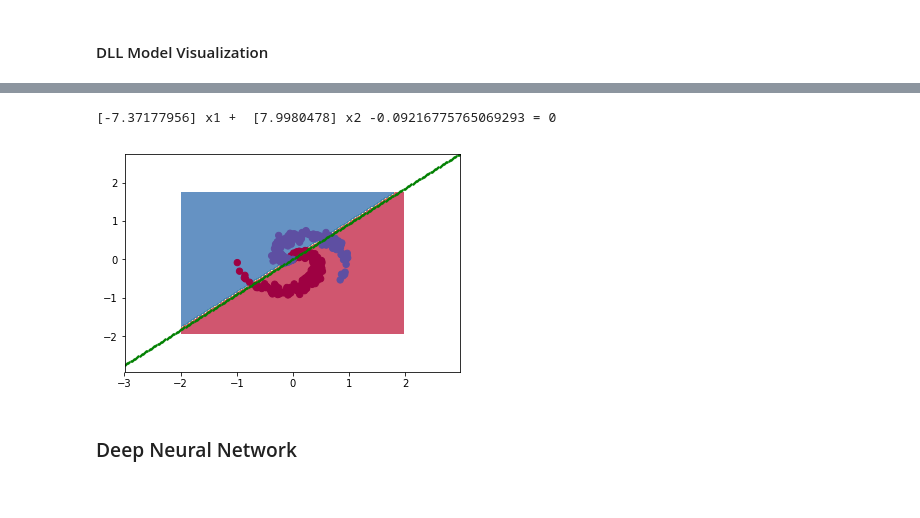
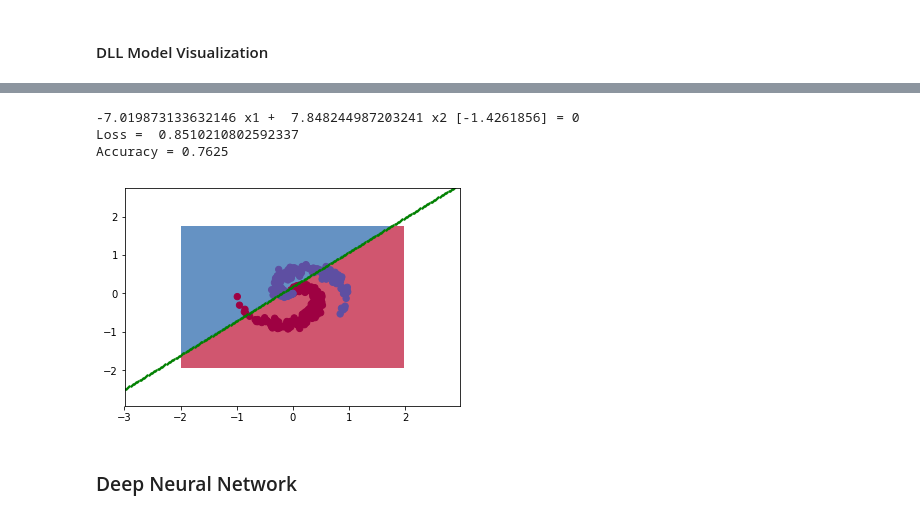
Before and after one commit to MicroBrew09/cmpt728, a Jupyter notebook: homework 1/Assignment1_proj-AM.ipynb, the cells around one changed output, grey strips where cells are left out. Cells and saved outputs as stored; diff of their text form; code cells hidden in the pictures.

```diff
--- a/homework 1/Assignment1_proj-AM.ipynb
+++ b/homework 1/Assignment1_proj-AM.ipynb
@@ -195,27 +195,30 @@ def visualize_dlnn(sample, target, model):
     y_min, y_max = sample[:, 1].min() - 1, sample[:, 1].max() + 1
     xx, yy = np.meshgrid(np.arange(x_min, x_max, h), np.arange(y_min, y_max, h))
 
-    wts = DLNN_model.get_weights()
+    wts = model.get_weights()
     II = np.array([[1,0],[0,1]])
-    BB = np.array([0,0])
+    bias = {}
+    weights = {}
+    w_count =1
+    b_count =1
+    for i,W in enumerate(wts):
 
-    #print(II)
-    for i,W in enumerate(wts):
         if i%2 ==0:
+            weights[w_count]=W
             w = W
-            #print(II.shape,w.shape)
-            II = np.matmul(II,w)
+            II = np.matmul(w.T, II)
+            w_count += 1
+        else:
+            bias[b_count] = W
+            b_count+=1
 
-        else:
-            b = W
-            B = BB+b
-            BB = np.multiply(b, II)
-            BB = np.sum(BB,axis =0)
+    BBB = bias[4]+np.matmul(weights[4].T,bias[3])+ \
+    np.matmul(weights[4].T,np.matmul(weights[3].T,bias[2]))+ \
+    np.matmul(weights[4].T,(np.matmul(weights[3].T,np.matmul(weights[2].T,bias[1]))))
 
-    w1 = II[0]
-    w2 = II[1]
-
-    b = np.sum(B)
+    w1 = II[0][0]
+    w2 = II[0][1]
+    b = BBB
     x1 = np.arange(x_min-1,x_max+1,h)
     x2 = -(w1*x1)/w2 -b/(w2)
     print(w1,"x1 + ",w2,"x2",b,"= 0")
@@ -398,8 +400,12 @@ None
-# %%
-visualize_dlnn(sample,target, DLNN_model)
-# %% [output]
-[-7.37177956] x1 +  [7.9980478] x2 -0.09216775765069293 = 0
-[figure, removed]
+# %%
+visualize_dlnn(sample,target, DLNN_model)
+scores = DLNN_model.evaluate(sample,target, verbose = False)
+print("Loss = ",scores[0], "\nAccuracy =",scores[1])
+# %% [output]
+-7.019873133632146 x1 +  7.848244987203241 x2 [-1.4261856] = 0
+Loss =  0.8510210802592337
+Accuracy = 0.7625
+[figure, added]
 # %% [markdown]
 ### Deep Neural Network
 # %% [markdown]
```
Also changed, not shown: parts of 21 cells of this notebook, 1 other file.
